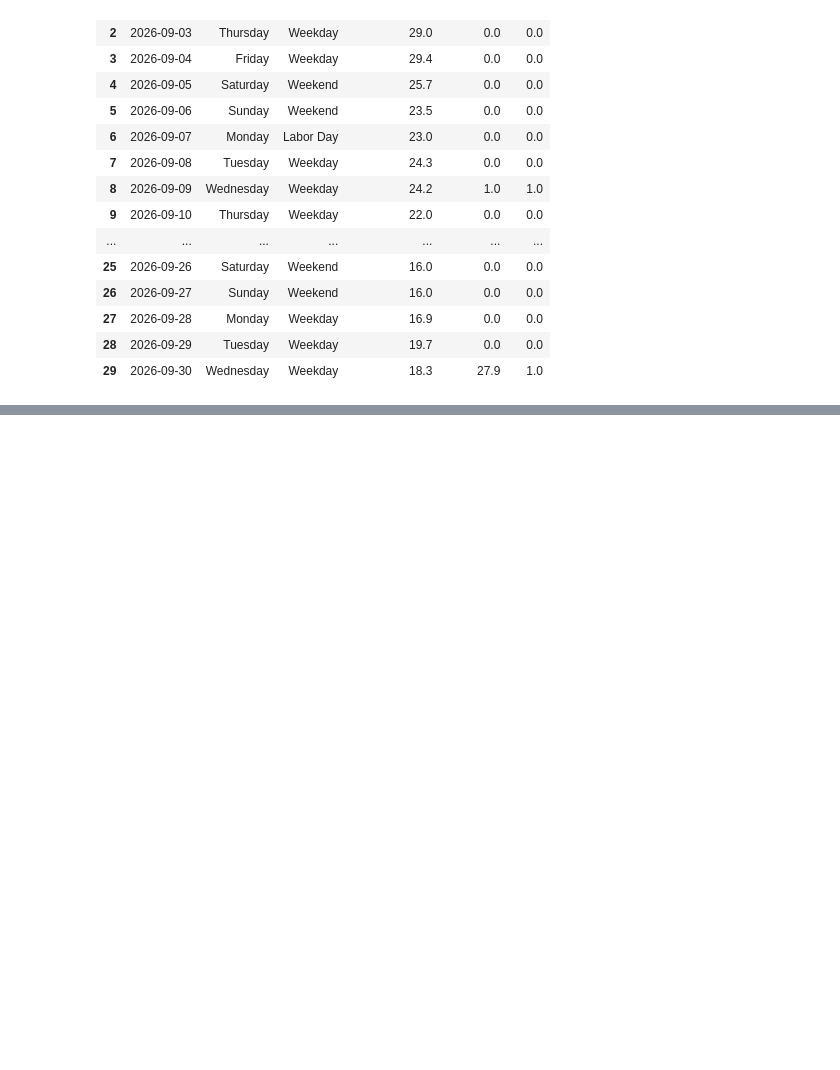
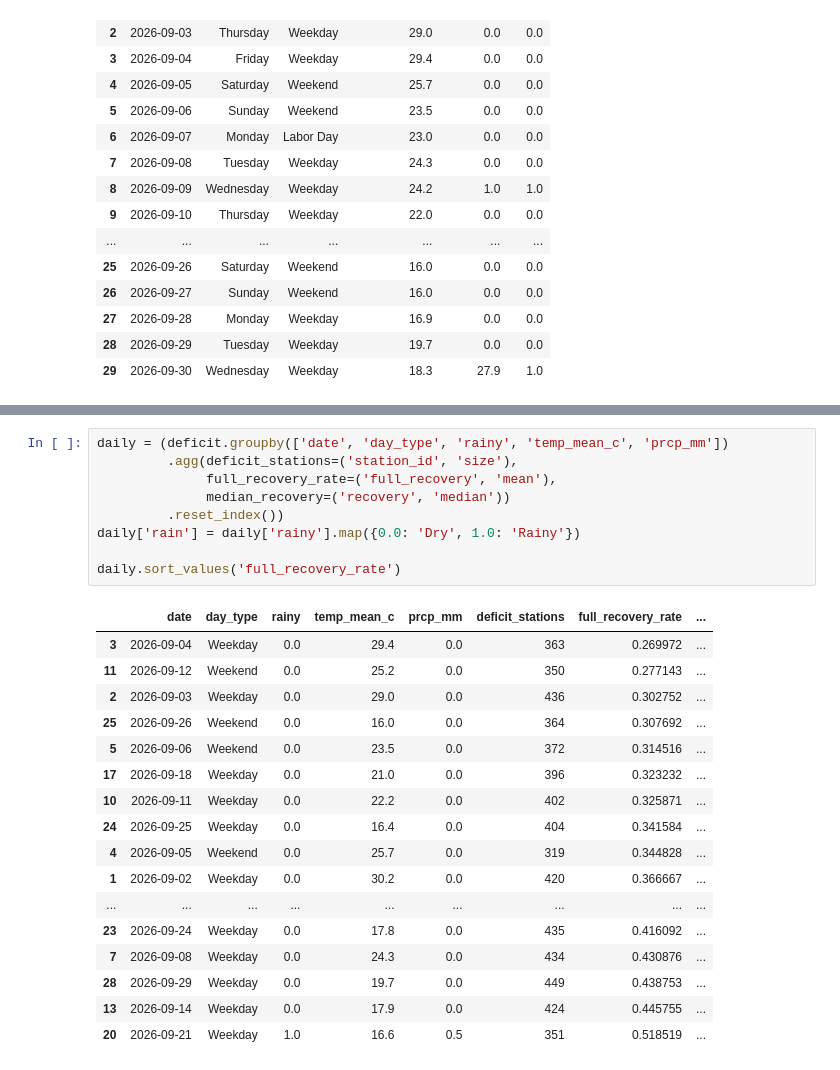
Before and after one commit to Danielchf2006/Divvy-riders-, a Jupyter notebook: notebooks/05_weather_daytype_mimi.ipynb, the cells around one changed output, grey strips where cells are left out. Saved outputs shown, nothing was run; the diff lists cells and outputs as text; blank space fills up the shorter version.

```diff
--- a/notebooks/05_weather_daytype_mimi.ipynb
+++ b/notebooks/05_weather_daytype_mimi.ipynb
@@ -69,0 +73,27 @@ Name: count, dtype: int64
+# %%
+daily = (deficit.groupby(['date', 'day_type', 'rainy', 'temp_mean_c', 'prcp_mm'])
+         .agg(deficit_stations=('station_id', 'size'),
+              full_recovery_rate=('full_recovery', 'mean'),
+              median_recovery=('recovery', 'median'))
+         .reset_index())
+daily['rain'] = daily['rainy'].map({0.0: 'Dry', 1.0: 'Rainy'})
+
+daily.sort_values('full_recovery_rate')
+# %% [output]
+|  | date | day_type | rainy | temp_mean_c | prcp_mm | deficit_stations | full_recovery_rate | ... |
+| 3 | 2026-09-04 | Weekday | 0.0 | 29.4 | 0.0 | 363 | 0.269972 | ... |
+| 11 | 2026-09-12 | Weekend | 0.0 | 25.2 | 0.0 | 350 | 0.277143 | ... |
+| 2 | 2026-09-03 | Weekday | 0.0 | 29.0 | 0.0 | 436 | 0.302752 | ... |
+| 25 | 2026-09-26 | Weekend | 0.0 | 16.0 | 0.0 | 364 | 0.307692 | ... |
+| 5 | 2026-09-06 | Weekend | 0.0 | 23.5 | 0.0 | 372 | 0.314516 | ... |
+| 17 | 2026-09-18 | Weekday | 0.0 | 21.0 | 0.0 | 396 | 0.323232 | ... |
+| 10 | 2026-09-11 | Weekday | 0.0 | 22.2 | 0.0 | 402 | 0.325871 | ... |
+| 24 | 2026-09-25 | Weekday | 0.0 | 16.4 | 0.0 | 404 | 0.341584 | ... |
+| 4 | 2026-09-05 | Weekend | 0.0 | 25.7 | 0.0 | 319 | 0.344828 | ... |
+| 1 | 2026-09-02 | Weekday | 0.0 | 30.2 | 0.0 | 420 | 0.366667 | ... |
+| ... | ... | ... | ... | ... | ... | ... | ... | ... |
+| 23 | 2026-09-24 | Weekday | 0.0 | 17.8 | 0.0 | 435 | 0.416092 | ... |
+| 7 | 2026-09-08 | Weekday | 0.0 | 24.3 | 0.0 | 434 | 0.430876 | ... |
+| 28 | 2026-09-29 | Weekday | 0.0 | 19.7 | 0.0 | 449 | 0.438753 | ... |
+| 13 | 2026-09-14 | Weekday | 0.0 | 17.9 | 0.0 | 424 | 0.445755 | ... |
+| 20 | 2026-09-21 | Weekday | 1.0 | 16.6 | 0.5 | 351 | 0.518519 | ... |
```
Also changed, not shown: parts of 3 cells of this notebook.
